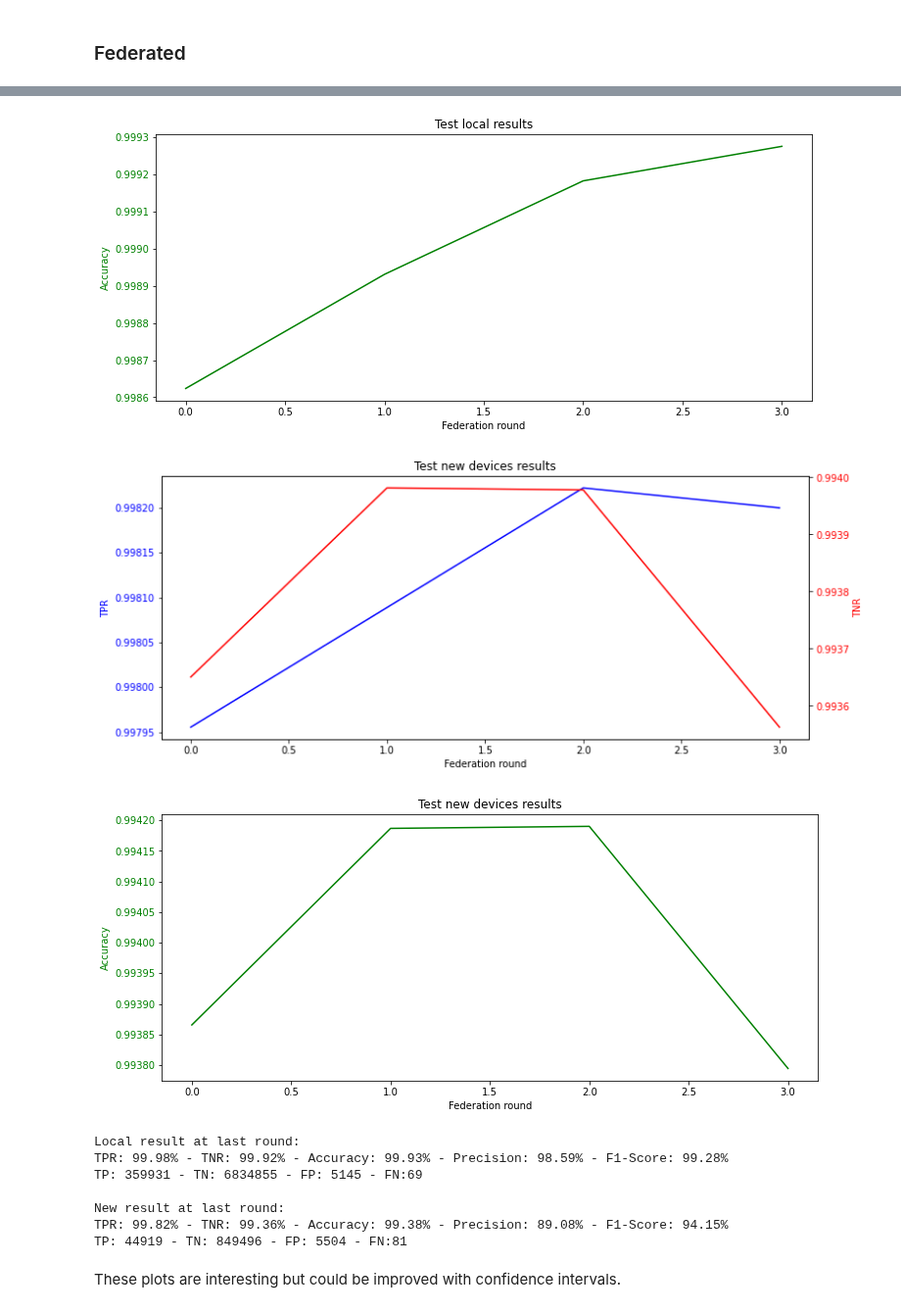
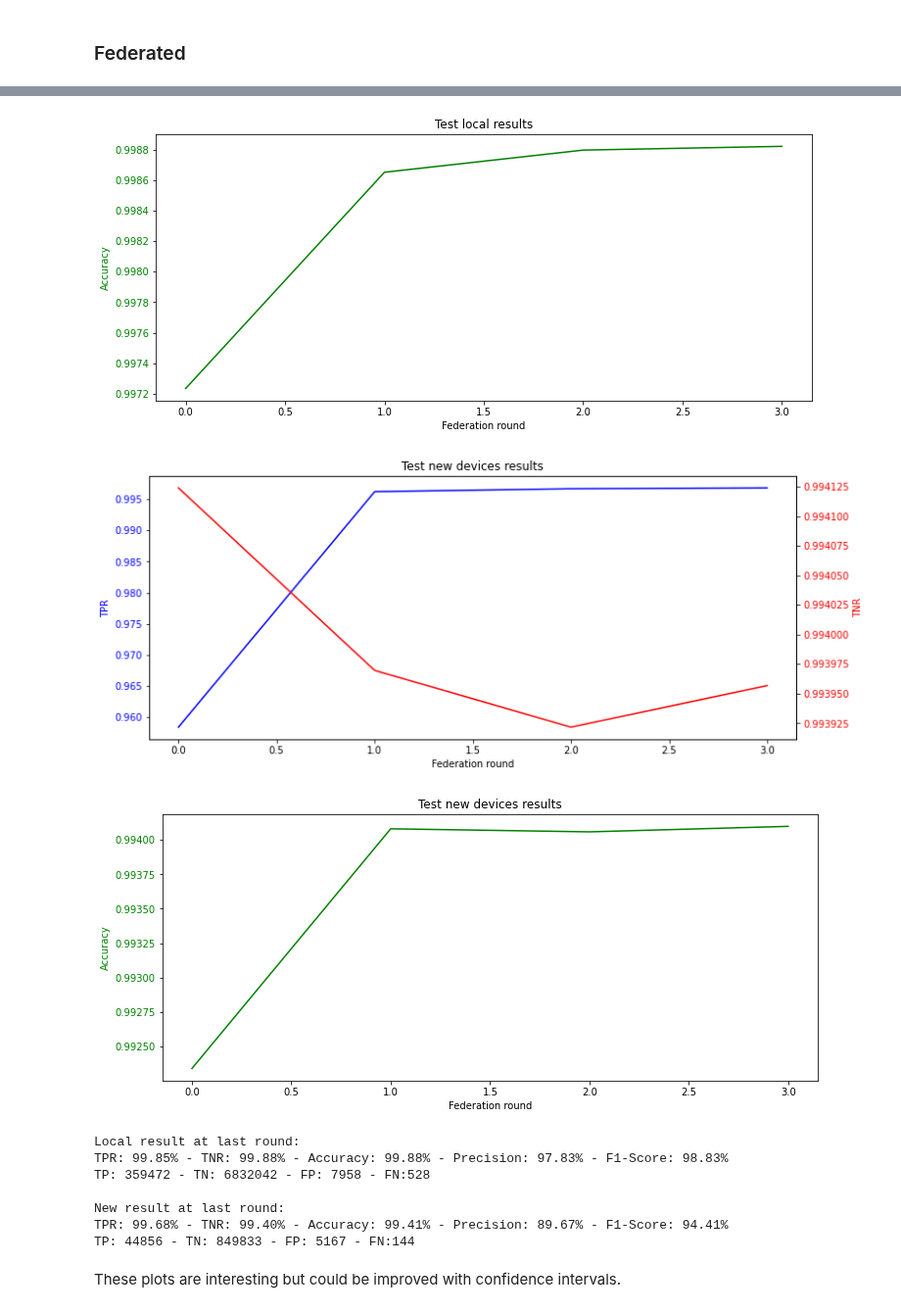
Before and after one commit to ValerianRey/fed_iot_guard, a Jupyter notebook: Test results.ipynb, the cells around one changed output, grey strips where cells are left out. Shown at 98% size. Saved outputs shown, nothing was run; the diff lists cells and outputs as text; code cells hidden in the pictures.

Commit message:
median fix, added results

```diff
--- a/Test results.ipynb
+++ b/Test results.ipynb
@@ -127,7 +127,7 @@ TP: 352218 - TN: 6742717 - FP: 97283 - FN:7782
 # %%
 # TODO: rename the x-axis as epoch in fedsgd and make it start at 1 in both cases
 
-path_test = 'test_results/decentralized_classifier_fedsgd/0,95 5rr/'
+path_test = 'test_results/decentralized_classifier_fedsgd/0,95 5rr 64bs/'
 
 with open(path_test + 'local_results.json') as json_file:
     test_local_results = json.load(json_file)
@@ -163,12 +163,12 @@ except:
-[figure, old version]
+[figure, new version]
-[figure, old version]
+[figure, new version]
-[figure, old version]
+[figure, new version]
 Local result at last round:
-TPR: 99.98% - TNR: 99.92% - Accuracy: 99.93% - Precision: 98.59% - F1-Score: 99.28%
-TP: 359931 - TN: 6834855 - FP: 5145 - FN:69
+TPR: 99.85% - TNR: 99.88% - Accuracy: 99.88% - Precision: 97.83% - F1-Score: 98.83%
+TP: 359472 - TN: 6832042 - FP: 7958 - FN:528
 
 New result at last round:
-TPR: 99.82% - TNR: 99.36% - Accuracy: 99.38% - Precision: 89.08% - F1-Score: 94.15%
-TP: 44919 - TN: 849496 - FP: 5504 - FN:81
+TPR: 99.68% - TNR: 99.40% - Accuracy: 99.41% - Precision: 89.67% - F1-Score: 94.41%
+TP: 44856 - TN: 849833 - FP: 5167 - FN:144
 # %% [markdown]
 These plots are interesting but could be improved with confidence intervals.
```
Also changed, not shown: parts of 1 cell of this notebook, 6 other files.
